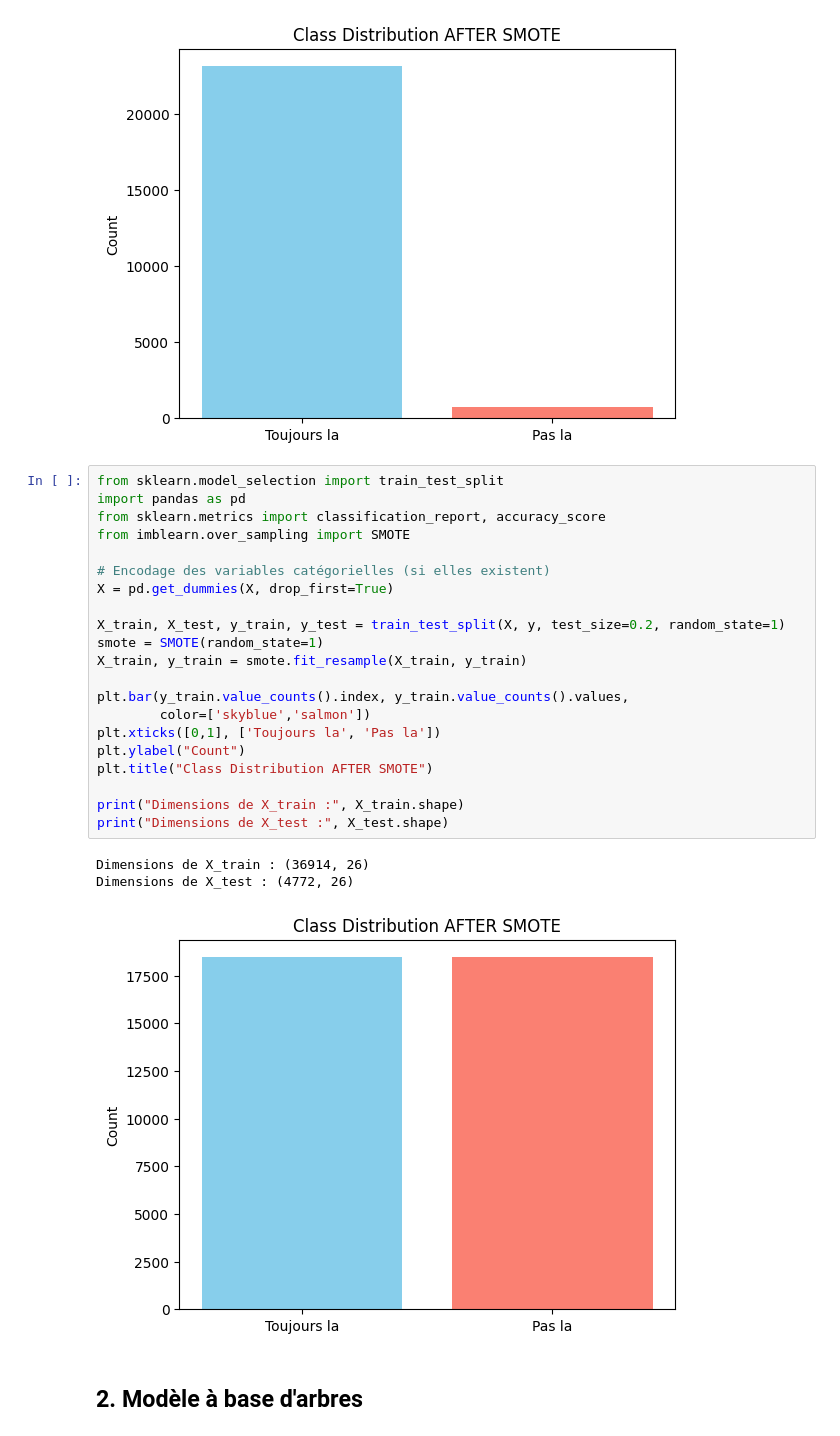
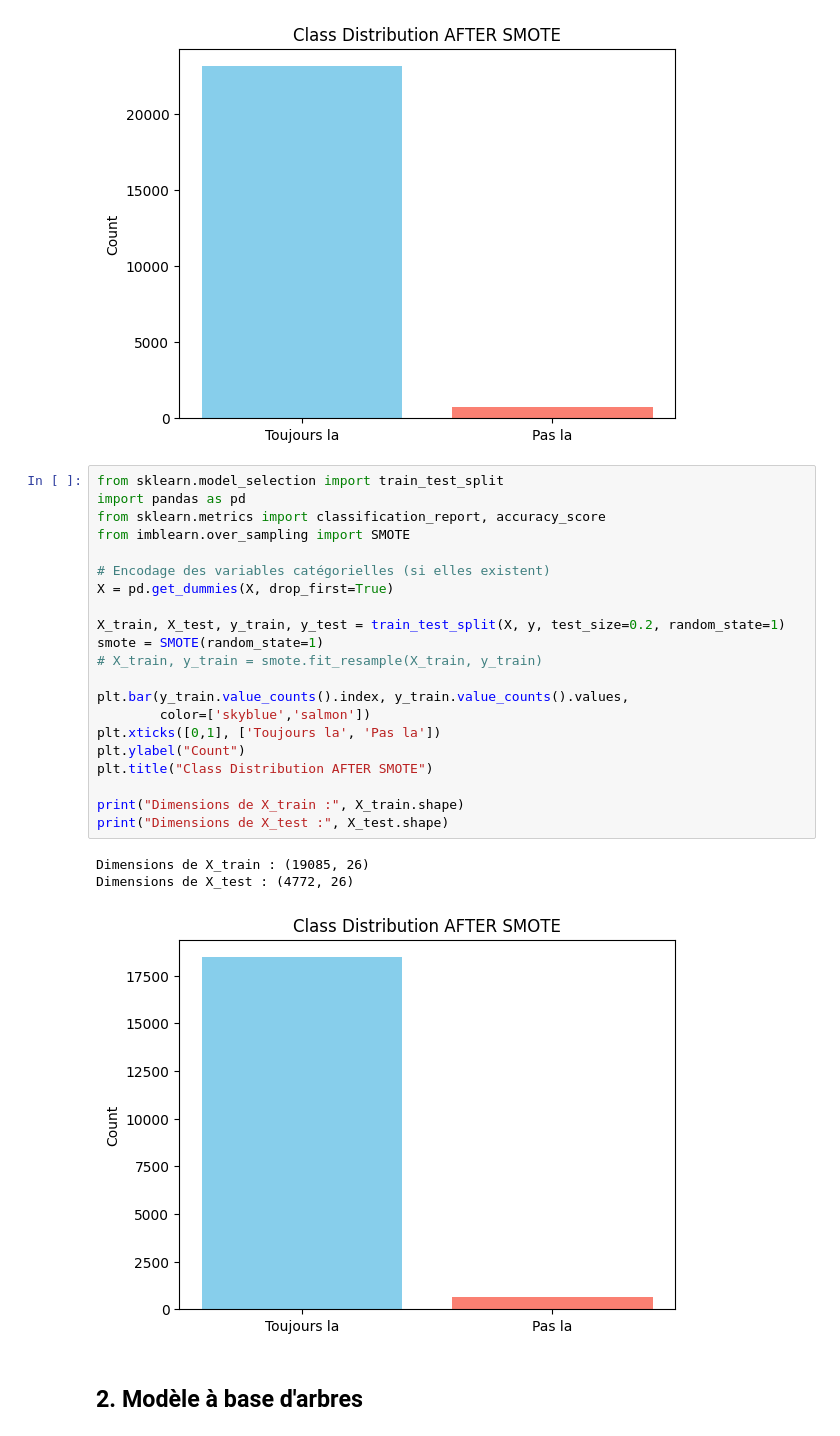
Before and after one commit to hughdmr/REXIA, a Jupyter notebook: RH_DHARDEMARE_PETIT_VAUTERIN.ipynb, the cells around one changed output. Saved outputs shown, nothing was run; the diff lists cells and outputs as text.

```diff
--- a/RH_DHARDEMARE_PETIT_VAUTERIN.ipynb
+++ b/RH_DHARDEMARE_PETIT_VAUTERIN.ipynb
@@ -299,27 +299,27 @@ Text(0.5, 1.0, 'Class Distribution AFTER SMOTE')
 # %%
 from sklearn.model_selection import train_test_split
 import pandas as pd
 from sklearn.metrics import classification_report, accuracy_score
 from imblearn.over_sampling import SMOTE
 
 # Encodage des variables catégorielles (si elles existent)
 X = pd.get_dummies(X, drop_first=True)
 
 X_train, X_test, y_train, y_test = train_test_split(X, y, test_size=0.2, random_state=1)
 smote = SMOTE(random_state=1)
-X_train, y_train = smote.fit_resample(X_train, y_train)
+# X_train, y_train = smote.fit_resample(X_train, y_train)
 
 plt.bar(y_train.value_counts().index, y_train.value_counts().values,
         color=['skyblue','salmon'])
 plt.xticks([0,1], ['Toujours la', 'Pas la'])
 plt.ylabel("Count")
 plt.title("Class Distribution AFTER SMOTE")
 
 print("Dimensions de X_train :", X_train.shape)
 print("Dimensions de X_test :", X_test.shape)
 # %% [output]
-Dimensions de X_train : (36914, 26)
+Dimensions de X_train : (19085, 26)
 Dimensions de X_test : (4772, 26)
-[figure, old version]
+[figure, new version]
 # %% [markdown]
 ## 2. Modèle à base d'arbres
```
Also changed, not shown: parts of 5 cells of this notebook.
